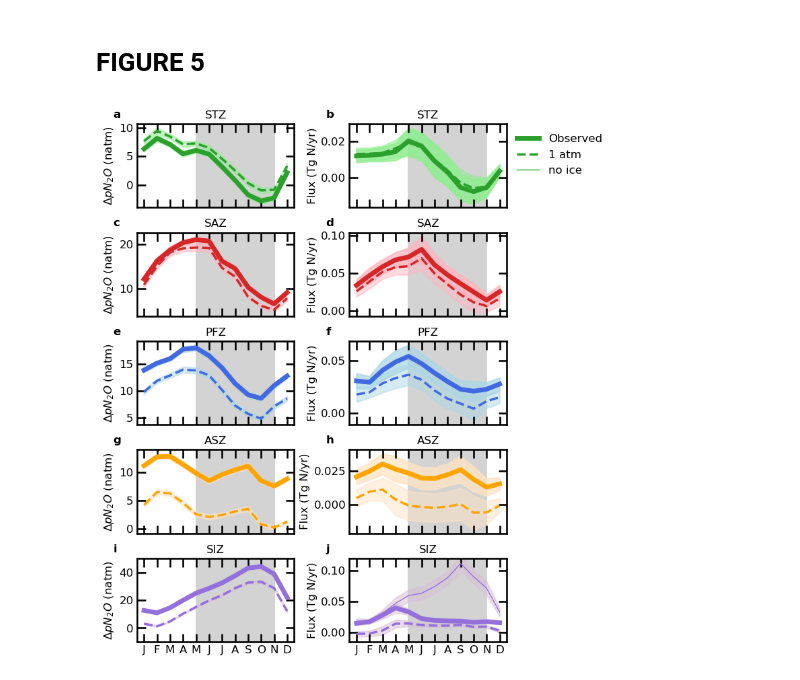
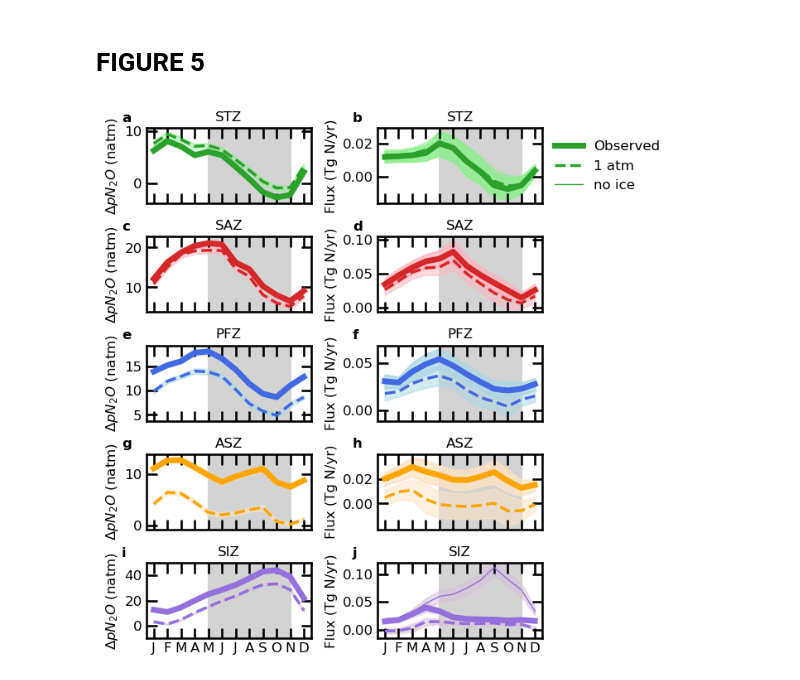
Before and after one commit to ckelly314/ml-argo-n2o, a Jupyter notebook: main_text_figures.ipynb, the cells around one changed output. Cells and saved outputs as stored; diff of their text form; code cells hidden in the pictures.

```diff
--- a/main_text_figures.ipynb
+++ b/main_text_figures.ipynb
@@ -183,7 +183,10 @@ plt.show()
 # %%
 outputpath = 'datasets'
 
-fig, axes = plt.subplots(1,2, figsize = (7.09, 3.35), sharey=True)
+fig, axes = plt.subplots(1,2, figsize = (7.09, 4.73), sharey=True)
+
+# Adjust BEFORE creating insets
+plt.subplots_adjust(top=0.75, bottom=0.15)
 
 ax = axes[0]
 data_sorted = pd.read_csv("datasets/fig2a.csv")
@@ -366,7 +369,7 @@ inset_ax.spines["left"].set_visible(False)
 inset_ax.spines["bottom"].set_visible(False)
 inset_ax.set_title('1 atm', fontsize = 12)
 
-plt.savefig("figures/figure2.pdf", bbox_inches = "tight")
+plt.savefig("figures/figure2.pdf")#, bbox_inches = "tight")
 
 plt.show()
 # %% [output]
@@ -390,7 +393,9 @@ interaction_continuous = data_sorted.Ft_cumulativeobserved - data_sorted.Ft_cumu
 cmap = plt.get_cmap('Purples')
 colors = cmap(np.linspace(0.5, 1.0, len(conditions)))
 
-fig, ax = plt.subplots(1,1, figsize = (3.35, 3.35))
+fig, ax = plt.subplots(1,1, figsize = (7.09, 3.47))
+plt.subplots_adjust(top=0.9, bottom=0.15, left=0.1, right=0.5)
+
 ax.fill_between(mslarray,
                 0, data_sorted.Ft_cumulativebaseline,
 color = colors[3],
@@ -422,7 +427,7 @@ ax.set_xticks(np.linspace(0.91, 1.03, 5))
 ax.tick_params(direction="in", top = True, right = True, labelsize=12)
 #ax.set_title(windproduct)
 
-plt.savefig("figures/figure3.pdf", bbox_inches = "tight")
+plt.savefig("figures/figure3.pdf")#, bbox_inches = "tight")
 
 plt.show()
 # %% [output]
@@ -454,7 +459,7 @@ linewidths = [3,3,3,1]
 linestyles = ["-","--","--","-"]
 subplotlabels = ["a", "b", "c", "d"]
 
-fig, axes = plt.subplots(2,2, sharex = True, sharey=True, figsize = (7.09,7.09))
+fig, axes = plt.subplots(2,2, sharex = True, sharey=True, figsize = (7.09,7.5))
 
 for i, test in enumerate(tests):
     ax = axes[i//2,i%2]
@@ -496,7 +501,7 @@ for i, test in enumerate(tests):
 
 fig.suptitle("Overall seasonal cycle", fontsize = 12)
 
-plt.savefig("figures/figure4.pdf", bbox_inches = "tight")
+plt.savefig("figures/figure4.pdf")#, bbox_inches = "tight")
 
 plt.show()
 # %% [output]
@@ -515,8 +520,9 @@ zonelabels = ["STZ", "SAZ","PFZ","ASZ","SIZ"]
 plotlabels = ["a","c","e","g","i",]
 plotlabels2 = ["b","d", "f", "h", "j"]
 
-fig, axes = plt.subplots(5,2, figsize = (7.09,10), sharex=True, sharey=False)
-fig.subplots_adjust(wspace = 0.35, hspace = 0.3)
+fig, axes = plt.subplots(5,2, figsize = (7.09,8), sharex=True, sharey=False)
+fig.subplots_adjust(wspace = 0.4, hspace = 0.44)
+plt.subplots_adjust(left=0.1, right=0.775)
 for i in range(5):
     ax = axes[i, 0]
     zone = zones[i]
@@ -585,33 +591,40 @@ for i in range(5):
     ax.fill_between(numeric_months,
                 np.array(temp.mean_fluxnoice-temp.total_uncertaintynoice),
                 np.array(temp.mean_fluxnoice+temp.total_uncertaintynoice),
                 color = fillcolors[i], zorder=1,alpha=0.5)
     ax.plot(numeric_months, np.array(temp.mean_fluxnoice), color = zonecolors[i], zorder=3, linewidth = 1,
            label = "no ice")
 
     ax.set_xticks(numeric_months)
     ax.set_xticklabels(["J", "F", "M", "A", "M", "J", "J", "A", "S", "O", "N", "D"],#["Jan", "Feb", "Mar", "Apr", "May", "Jun", "Jul", "Aug", "Sep", "Oct", "Nov", "Dec"],
                       )
     if i==0:
         ax.legend(bbox_to_anchor=(1, 1), loc='upper left', fontsize = 12, framealpha = 0)#,title="Sensitivity test",
-    if i==4:
+        ax.set_yticks([0.0,0.02])
+    elif i==1:
+        ax.set_yticks([0, 0.05, 0.1])
+    elif i==2:
+        ax.set_yticks([0, 0.05])
+    elif i==3:
+        ax.set_yticks([0.0,0.02])
+    elif i==4:
         ax.set_ylim([-0.015, 0.12])
         ax.set_yticks([0,0.05,0.1])
     #else:
         #ax.set_ylim([-0.015, 0.08])
         #ax.set_yticks([0,0.03,0.06])
 
     ax.tick_params(direction = "in", top=True, right=True, labelsize = 12)
     ax.text(-0.15, 1.05, plotlabels2[i], fontweight="bold",
         horizontalalignment = "left",
         verticalalignment = "bottom",
         transform = ax.transAxes,
            fontsize = 12)
     ax.set_ylabel("Flux (Tg N/yr)", fontsize = 12)
     ax.set_title(zone, fontsize = 12)
 
-plt.savefig("figures/figure5.pdf", bbox_inches = "tight")
+plt.savefig("figures/figure5.pdf")#, bbox_inches = "tight")
 
 plt.show()
 # %% [output]
-[figure, old version]
+[figure, new version]
```
Also changed, not shown: parts of 4 cells of this notebook.
